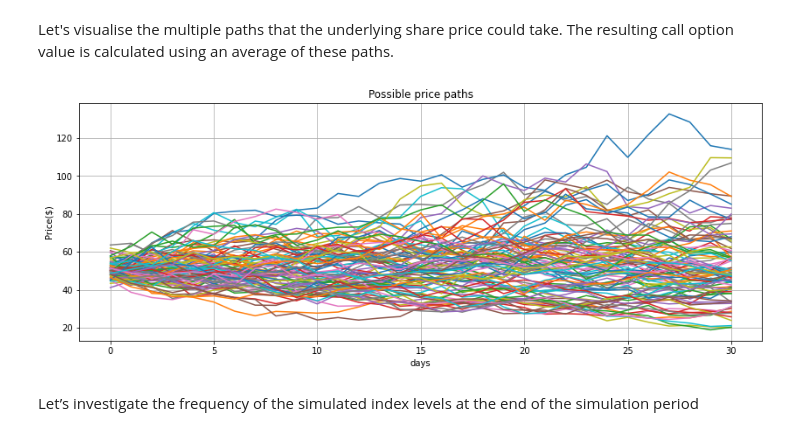
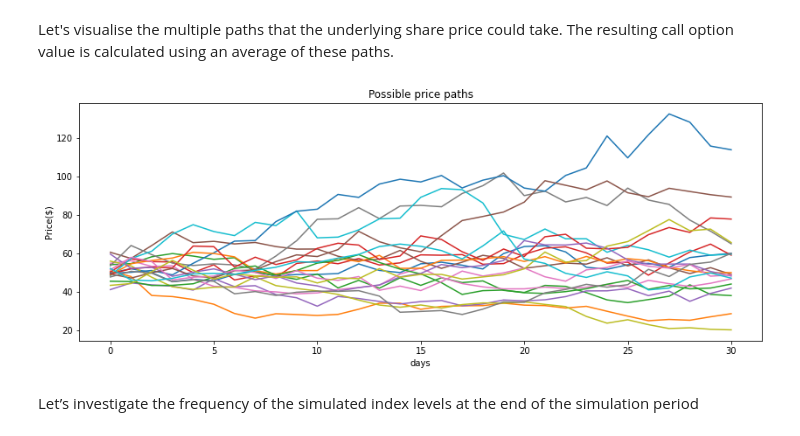
Before and after one commit to ZiyuanLi007/quantumalg, a Jupyter notebook: technotes/TechNotes_OptionPricingQAE.ipynb, the cells around one changed output. Saved outputs shown, nothing was run; the diff lists cells and outputs as text; code cells hidden in the pictures.

```diff
--- a/technotes/TechNotes_OptionPricingQAE.ipynb
+++ b/technotes/TechNotes_OptionPricingQAE.ipynb
@@ -52,16 +52,16 @@ The call option value is:  7.59$ .
 # %% [markdown]
 Let's visualise the multiple paths that the underlying share price could take. The resulting call option value is calculated using an average of these paths.
 # %%
-num_paths_to_plot = 100
+num_paths_to_plot = 20
 plt.figure(figsize= (14,5))
 plt.plot(S[:, :num_paths_to_plot])
-plt.grid(True)
+plt.grid(False)
 plt.xlabel('days')
 plt.ylabel('Price($)')
 plt.title('Possible price paths')
 plt.show()
 # %% [output]
-[figure, old version]
+[figure, new version]
 # %% [markdown]
 Let’s investigate the frequency of the simulated index levels at the end of the simulation period
 # %%
```
Also changed, not shown: parts of 3 cells of this notebook.
